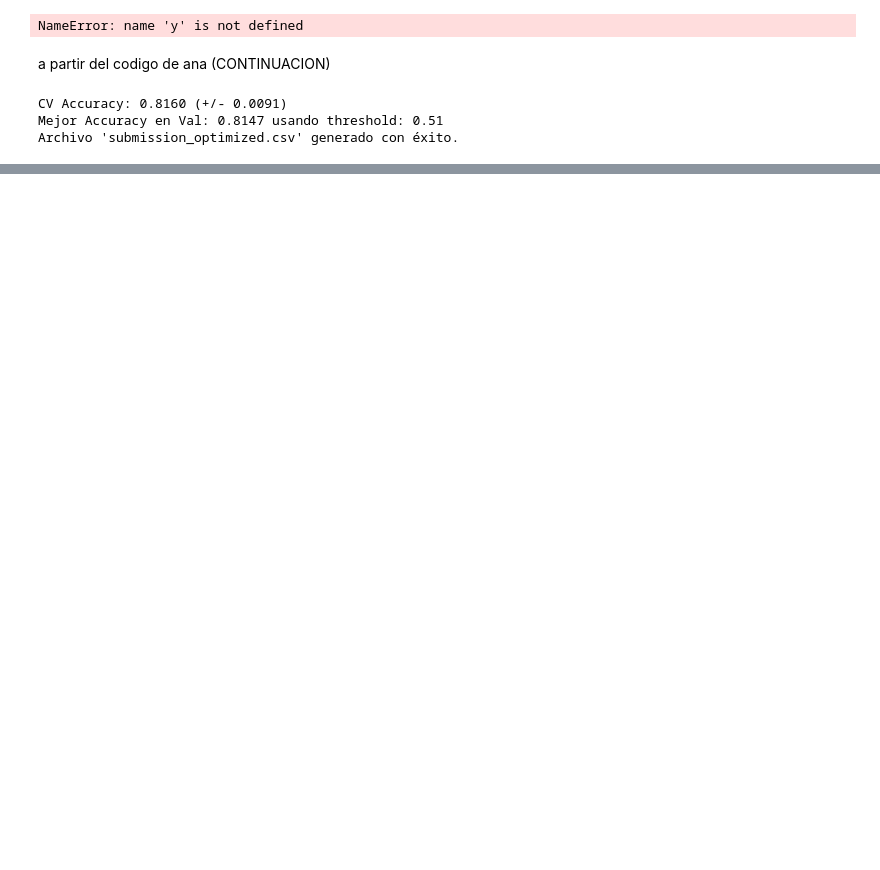
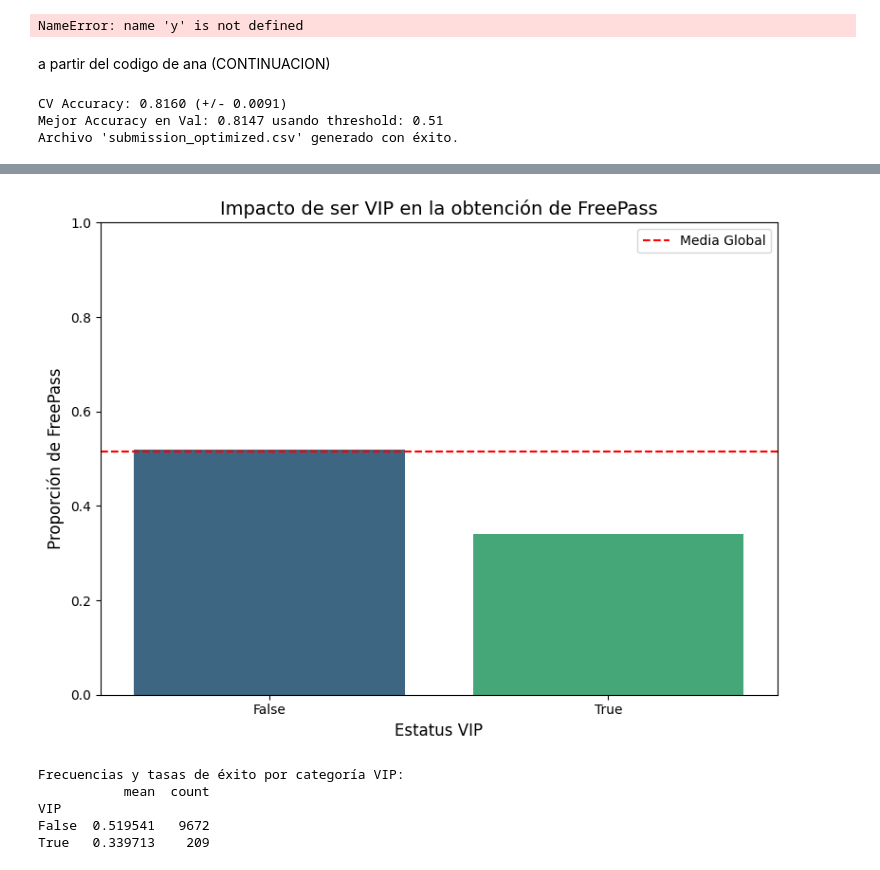
Before and after one commit to anacanoherranz/kagglada, a Jupyter notebook: notebook_anna.ipynb, the cells around one changed output, grey strips where cells are left out. Cells and saved outputs as stored; diff of their text form; code cells hidden in the pictures; blank space fills up the shorter version.

```diff
--- a/notebook_anna.ipynb
+++ b/notebook_anna.ipynb
@@ -416,0 +901,33 @@ print("Guardado como 'submission_final.csv'")
+# %%
+import matplotlib.pyplot as plt
+import seaborn as sns
+import pandas as pd
+
+df_vip = X.copy()
+df_vip['FreePass'] = y
+
+vip_analysis = df_vip.groupby('VIP')['FreePass'].mean().reset_index()
+vip_analysis.columns = ['Es_VIP', 'Tasa_Conversion']
+
+plt.figure(figsize=(8, 6))
+sns.barplot(data=vip_analysis, x='Es_VIP', y='Tasa_Conversion', hue='Es_VIP', palette='viridis', legend=False)
+plt.axhline(y.mean(), color='red', linestyle='--', label='Media Global')
+
+plt.title('Impacto de ser VIP en la obtención de FreePass', fontsize=14)
+plt.xlabel('Estatus VIP', fontsize=12)
+plt.ylabel('Proporción de FreePass', fontsize=12)
+plt.ylim(0, 1)
+plt.legend()
+
+plt.tight_layout()
+plt.show()
+
+print("Frecuencias y tasas de éxito por categoría VIP:")
+print(df_vip.groupby('VIP')['FreePass'].agg(['mean', 'count']))
+# %% [output]
+[figure, added]
+Frecuencias y tasas de éxito por categoría VIP:
+           mean  count
+VIP
+False  0.519541   9672
+True   0.339713    209
```
Also changed, not shown: parts of 9 cells of this notebook, 4 other files.
